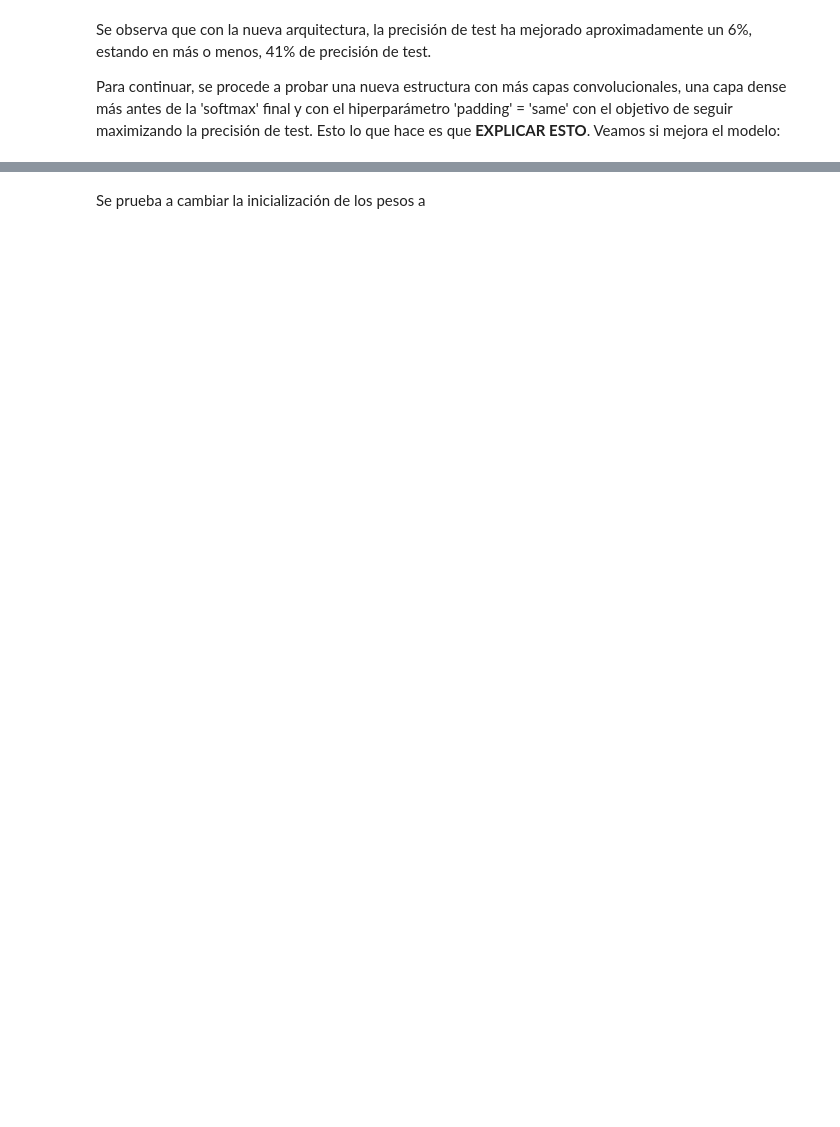
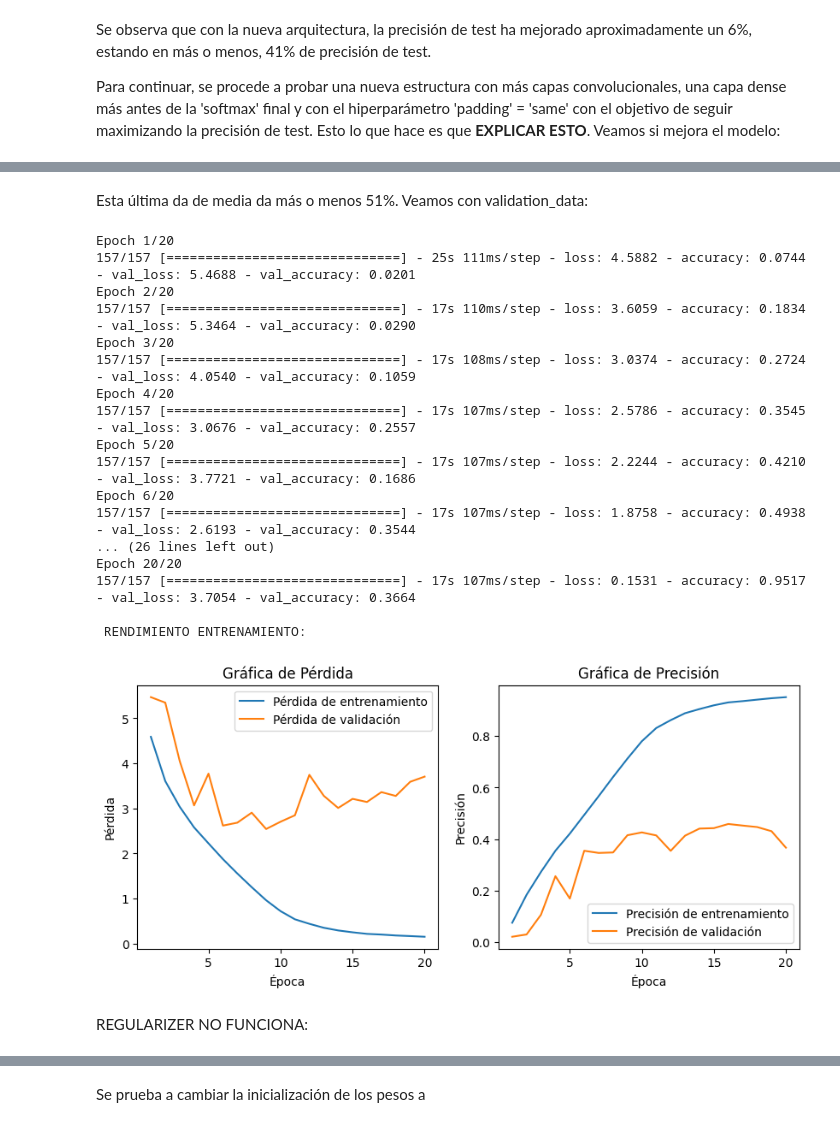
Before and after one commit to 9105507/APRENDIZAJE_AUTOMATICO_23_24, a Jupyter notebook: AA_PRACTICA3_GRUPO_7.ipynb, the cells around one changed output, grey strips where cells are left out. Cells and saved outputs as stored; diff of their text form; code cells hidden in the pictures; blank space fills up the shorter version.

```diff
--- a/AA_PRACTICA3_GRUPO_7.ipynb
+++ b/AA_PRACTICA3_GRUPO_7.ipynb
@@ -751,0 +746,60 @@ Test accuracy: 0.41233333945274353
+# %% [markdown]
+Esta última da de media da más o menos 51%. Veamos con validation_data:
+# %%
+gc.collect()
+model = Sequential()
+model.add(Conv2D(32, (3, 3), activation='relu', padding='same', input_shape=(32, 32, 3)))
+model.add(Conv2D(64, (3, 3), padding='same', activation='relu'))
+model.add(BatchNormalization())
+model.add(MaxPooling2D((2, 2)))
+model.add(Conv2D(128, (3, 3), padding='same', activation='relu'))
+model.add(Conv2D(256, (3, 3), padding='same', activation='relu'))
+model.add(BatchNormalization())
+model.add(MaxPooling2D((2, 2)))
+model.add(Conv2D(512, (3, 3), padding='same', activation='relu'))
+model.add(Conv2D(1024, (3, 3), padding='same', activation='relu'))
+model.add(BatchNormalization())
+model.add(MaxPooling2D((2, 2)))
+model.add(Flatten())
+model.add(Dense(512, activation='relu'))
+model.add(BatchNormalization())
+model.add(Dropout(0.5))
+model.add(Dense(1024, activation='relu'))
+model.add(BatchNormalization())
+model.add(Dropout(0.5))
+model.add(Dense(100, activation='softmax'))
+#model.summary()
+model.compile(loss='categorical_crossentropy',
+              optimizer='rmsprop',
+              metrics=['accuracy'])
+history = model.fit(train_X, train_y,
+          batch_size=256,
+          epochs=20,
+          verbose=1, validation_data=(val_X, val_y))
+train_loss = history.history['loss']
+train_acc = history.history['accuracy']
+val_loss = history.history['val_loss']
+val_acc = history.history['val_accuracy']
+print('\n RENDIMIENTO ENTRENAMIENTO:')
+evaluar_rendimiento_validacion(train_loss,train_acc, val_loss, val_acc)
+# %% [output]
+Epoch 1/20
+157/157 [==============================] - 25s 111ms/step - loss: 4.5882 - accuracy: 0.0744 - val_loss: 5.4688 - val_accuracy: 0.0201
+Epoch 2/20
+157/157 [==============================] - 17s 110ms/step - loss: 3.6059 - accuracy: 0.1834 - val_loss: 5.3464 - val_accuracy: 0.0290
+Epoch 3/20
+157/157 [==============================] - 17s 108ms/step - loss: 3.0374 - accuracy: 0.2724 - val_loss: 4.0540 - val_accuracy: 0.1059
+Epoch 4/20
+157/157 [==============================] - 17s 107ms/step - loss: 2.5786 - accuracy: 0.3545 - val_loss: 3.0676 - val_accuracy: 0.2557
+Epoch 5/20
+157/157 [==============================] - 17s 107ms/step - loss: 2.2244 - accuracy: 0.4210 - val_loss: 3.7721 - val_accuracy: 0.1686
+Epoch 6/20
+157/157 [==============================] - 17s 107ms/step - loss: 1.8758 - accuracy: 0.4938 - val_loss: 2.6193 - val_accuracy: 0.3544
+... (26 lines left out)
+Epoch 20/20
+157/157 [==============================] - 17s 107ms/step - loss: 0.1531 - accuracy: 0.9517 - val_loss: 3.7054 - val_accuracy: 0.3664
+
+ RENDIMIENTO ENTRENAMIENTO:
+[figure, added]
+# %% [markdown]
+REGULARIZER NO FUNCIONA:
```
Also changed, not shown: parts of 16 cells of this notebook.
